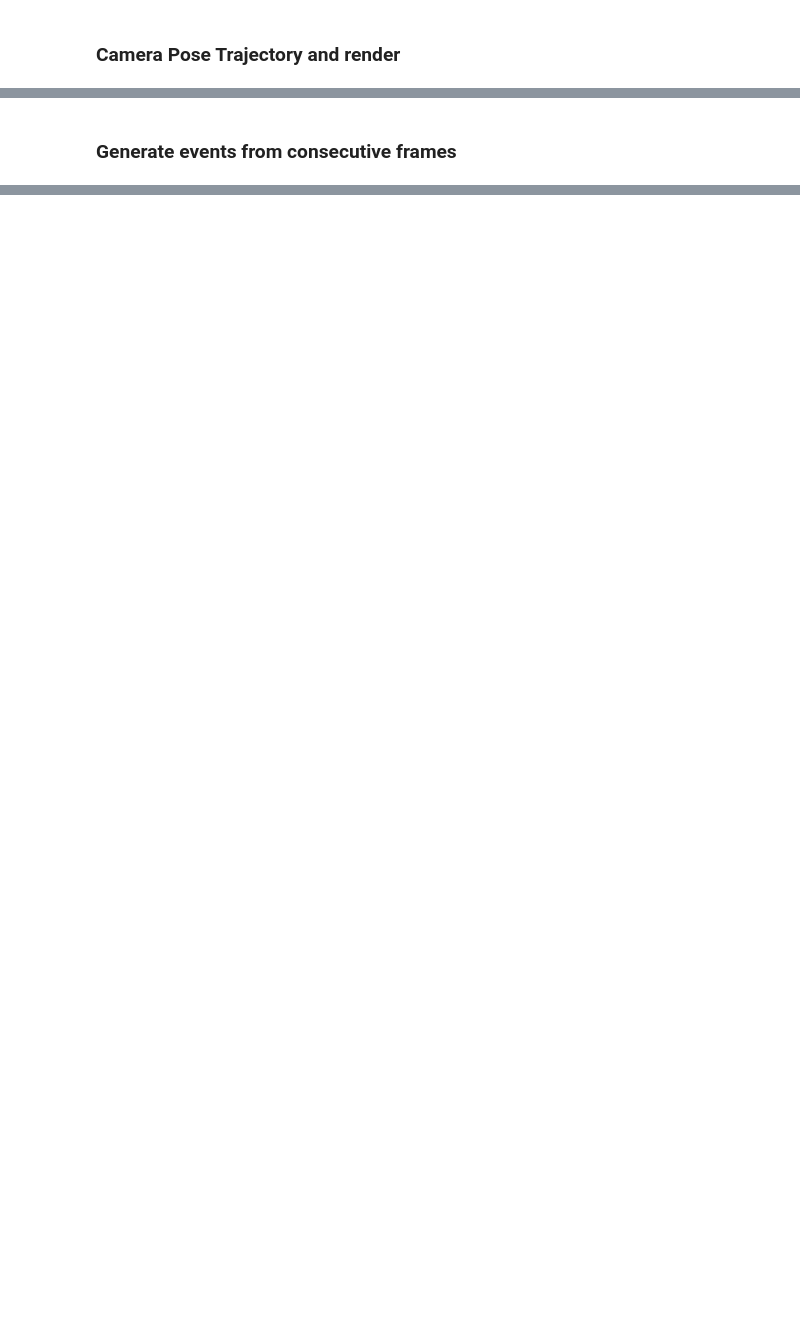
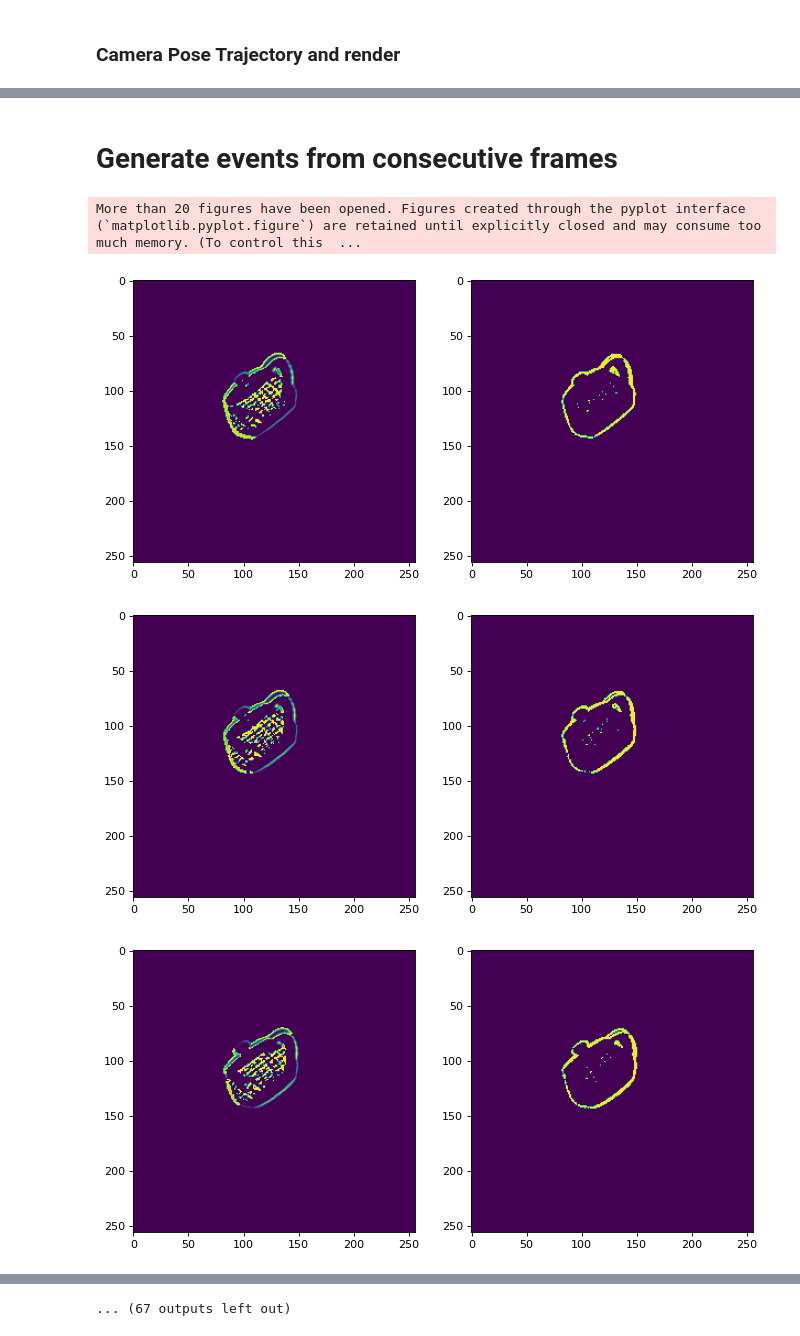
Before and after one commit to alexisbdr/e3d, a Jupyter notebook: simulate-camera-pose-test.ipynb, the cells around one changed output, grey strips where cells are left out. Cells and saved outputs as stored; diff of their text form; code cells hidden in the pictures; blank space fills up the shorter version.

Commit message:
events being generated - TODO is next

```diff
--- a/simulate-camera-pose-test.ipynb
+++ b/simulate-camera-pose-test.ipynb
@@ -322,2 +319,2 @@ WARNING:imageio:Lossy conversion from float32 to uint8. Range [0, 1]. Convert im
 # %% [markdown]
-### Generate events from consecutive frames
+# Generate events from consecutive frames
@@ -323,0 +342,53 @@ WARNING:imageio:Lossy conversion from float32 to uint8. Range [0, 1]. Convert im
+# %%
+ON = 1
+OFF = 0
+threshold = 250
+
+def adaptive_thresholding(diff_frames):
+    """
+    Experiment:
+        Determine threshold from mean background illumination
+    """
+    raise NotImplementedError
+
+def dilate_boundaries(diff_frame):
+    """
+    Experiment:
+        Dilate the boundaries to introduce more noise on the outside
+    """
+    raise NotImplementedError
+
+for type_key in render.images.keys():
+    prev_img = None
+    for num, img in enumerate(render.images[type_key]):
+        img = deepcopy(img)
+        img_manager = ImageManager.from_dict(img)
+        img_data = img_manager._load
+        if prev_img is not None:
+
+            #if type_key == "shaded": print(np.where(img_data!=prev_img))
+
+            diff_frames = np.subtract(img_data, prev_img)
+            #diff_frames[:,:,-1].shape) - only take first two dims of the array
+            #if type_key == "shaded": print(np.where(diff_frames!=0))
+
+            threshold_diff = (diff_frames < threshold) * diff_frames
+            #threshold_diff = np.where(diff_frames > threshold, 1, 0) #This sets the entire array to 1 or 0
+
+            tanh_diff = np.tanh(threshold_diff).astype(np.uint16)
+            tanh_diff = np.where(tanh_diff != 0, ON, OFF) #Set the pixels to on or off based off of their value
+
+            plt.figure(figsize=(10, 10))
+            plt.subplot(1, 2, 1)
+            plt.imshow(diff_frames)
+            plt.grid(False)
+            plt.subplot(1, 2, 2)
+            plt.imshow(tanh_diff)
+            plt.grid(False)
+
+        prev_img = img_data
+# %% [output]
+More than 20 figures have been opened. Figures created through the pyplot interface (`matplotlib.pyplot.figure`) are retained until explicitly closed and may consume too much memory. (To control this  ...
+[figure, added]
+[figure, added]
+[figure, added]
@@ -323,0 +403 @@ WARNING:imageio:Lossy conversion from float32 to uint8. Range [0, 1]. Convert im
+... (67 outputs left out)
```
Also changed, not shown: parts of 8 cells of this notebook, 3 other files.
